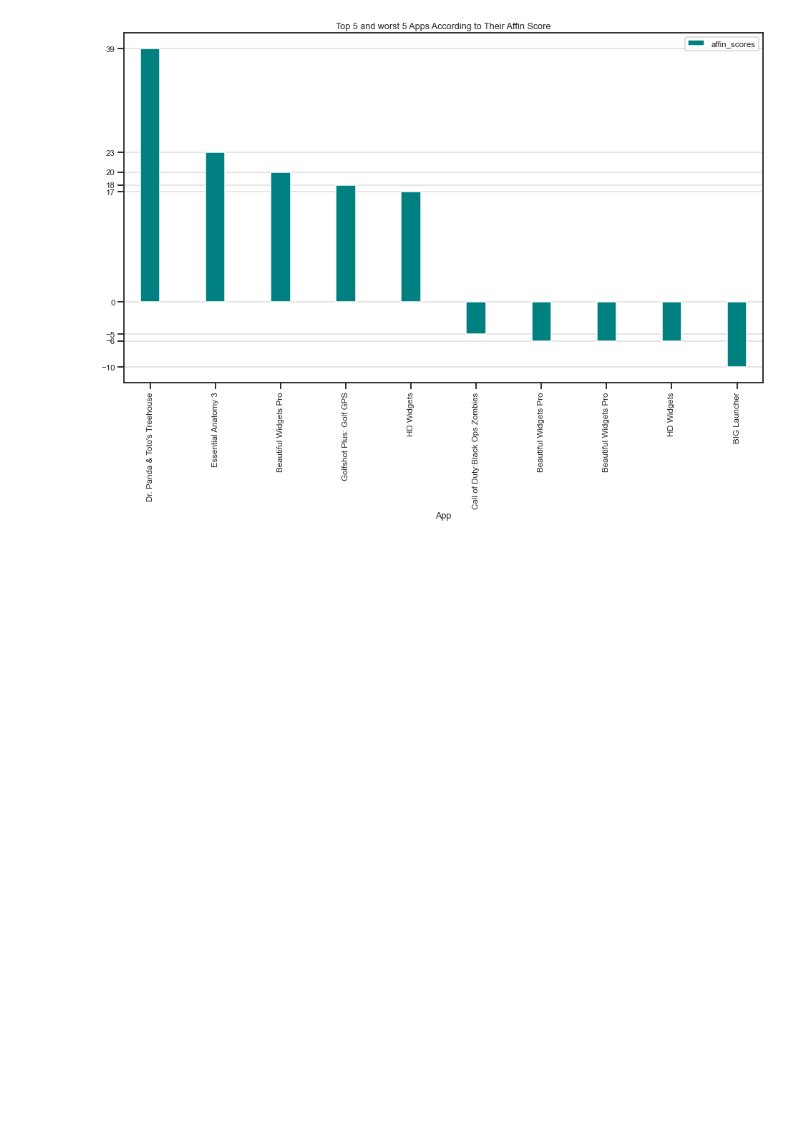
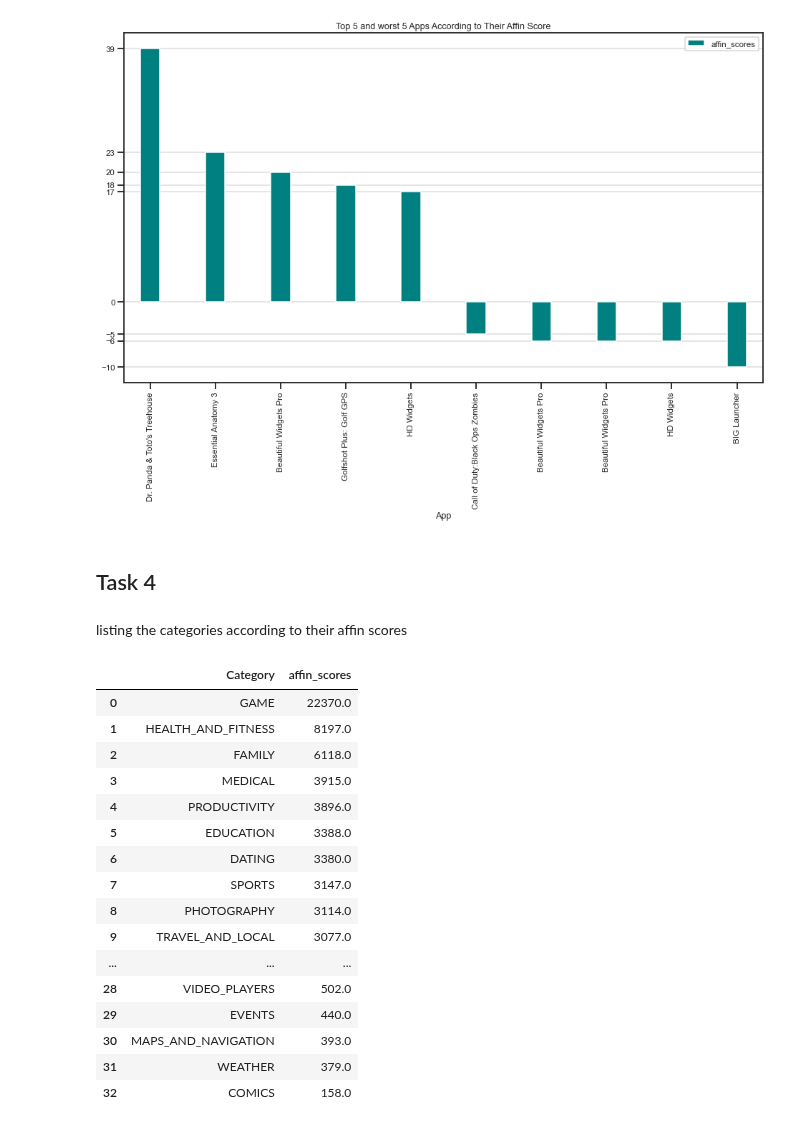
Before and after one commit to shalabajza/Develhope_Project_v2_team-2, a Jupyter notebook: Week 4/Week_4_Task_3&4_Mohammad.ipynb, the cells around one changed output. Drawn from its saved outputs; the diff is of its cells as text; code cells hidden in the pictures; blank space fills up the shorter version.

```diff
--- a/Week 4/Week_4_Task_3_Mohammad.ipynb
+++ b/Week 4/Week_4_Task_3&4_Mohammad.ipynb
@@ -121,3 +120,28 @@ plt.title("Top 5 and worst 5 Apps According to Their Affin Score")
 # %% [output]
 Text(0.5, 1.0, 'Top 5 and worst 5 Apps According to Their Affin Score')
 [figure]
+# %% [markdown]
+## Task 4
+# %% [markdown]
+listing the categories according to their affin scores
+# %%
+df_ranked = df.groupby(['Category'])['affin_scores'].sum().sort_values(ascending=False).reset_index(drop=False)
+df_ranked
+# %% [output]
+|  | Category | affin_scores |
+| 0 | GAME | 22370.0 |
+| 1 | HEALTH_AND_FITNESS | 8197.0 |
+| 2 | FAMILY | 6118.0 |
+| 3 | MEDICAL | 3915.0 |
+| 4 | PRODUCTIVITY | 3896.0 |
+| 5 | EDUCATION | 3388.0 |
+| 6 | DATING | 3380.0 |
+| 7 | SPORTS | 3147.0 |
+| 8 | PHOTOGRAPHY | 3114.0 |
+| 9 | TRAVEL_AND_LOCAL | 3077.0 |
+| ... | ... | ... |
+| 28 | VIDEO_PLAYERS | 502.0 |
+| 29 | EVENTS | 440.0 |
+| 30 | MAPS_AND_NAVIGATION | 393.0 |
+| 31 | WEATHER | 379.0 |
+| 32 | COMICS | 158.0 |
```
Also changed, not shown: parts of 6 cells of this notebook.
